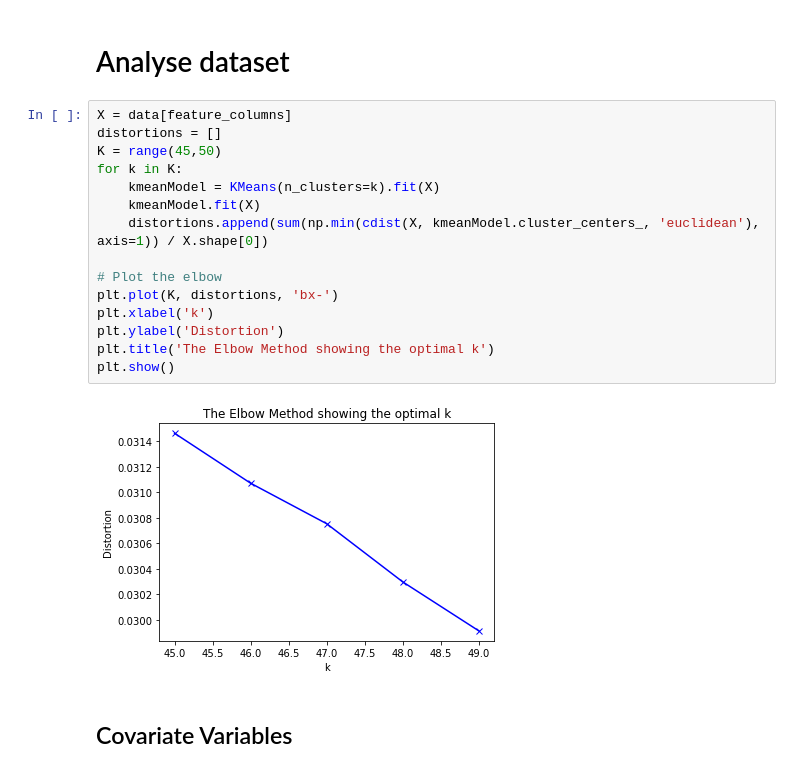
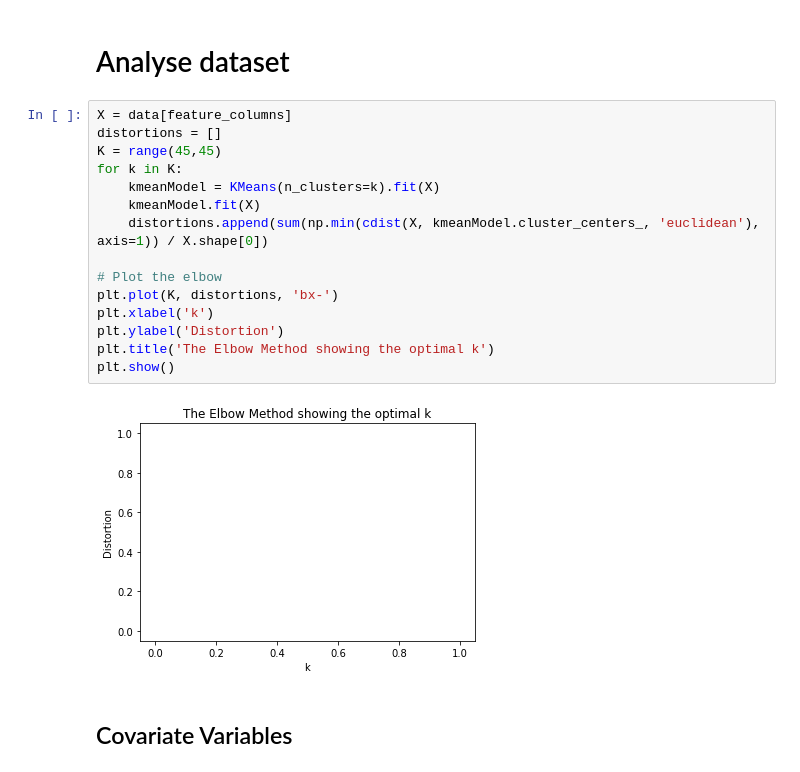
Before and after one commit to sharmapulkit/TreeInterpretability_AnomalyExplanation, a Jupyter notebook: shap/notebooks/Analyse_PostgreSQL.ipynb, the cells around one changed output. Cells and saved outputs as stored; diff of their text form.

```diff
--- a/shap/notebooks/Analyse_PostgreSQL.ipynb
+++ b/shap/notebooks/Analyse_PostgreSQL.ipynb
@@ -98,20 +98,20 @@ data_grouped = data.groupby(covariate_columns_shortlisted).size().reset_index().
 # %%
 X = data[feature_columns]
 distortions = []
-K = range(45,50)
+K = range(45,45)
 for k in K:
     kmeanModel = KMeans(n_clusters=k).fit(X)
     kmeanModel.fit(X)
     distortions.append(sum(np.min(cdist(X, kmeanModel.cluster_centers_, 'euclidean'), axis=1)) / X.shape[0])
 
 # Plot the elbow
 plt.plot(K, distortions, 'bx-')
 plt.xlabel('k')
 plt.ylabel('Distortion')
 plt.title('The Elbow Method showing the optimal k')
 plt.show()
 # %% [output]
-[figure, old version]
+[figure, new version]
 # %% [markdown]
 ## Covariate Variables
 # %%
```
Also changed, not shown: parts of 6 cells of this notebook, 1 other file.
